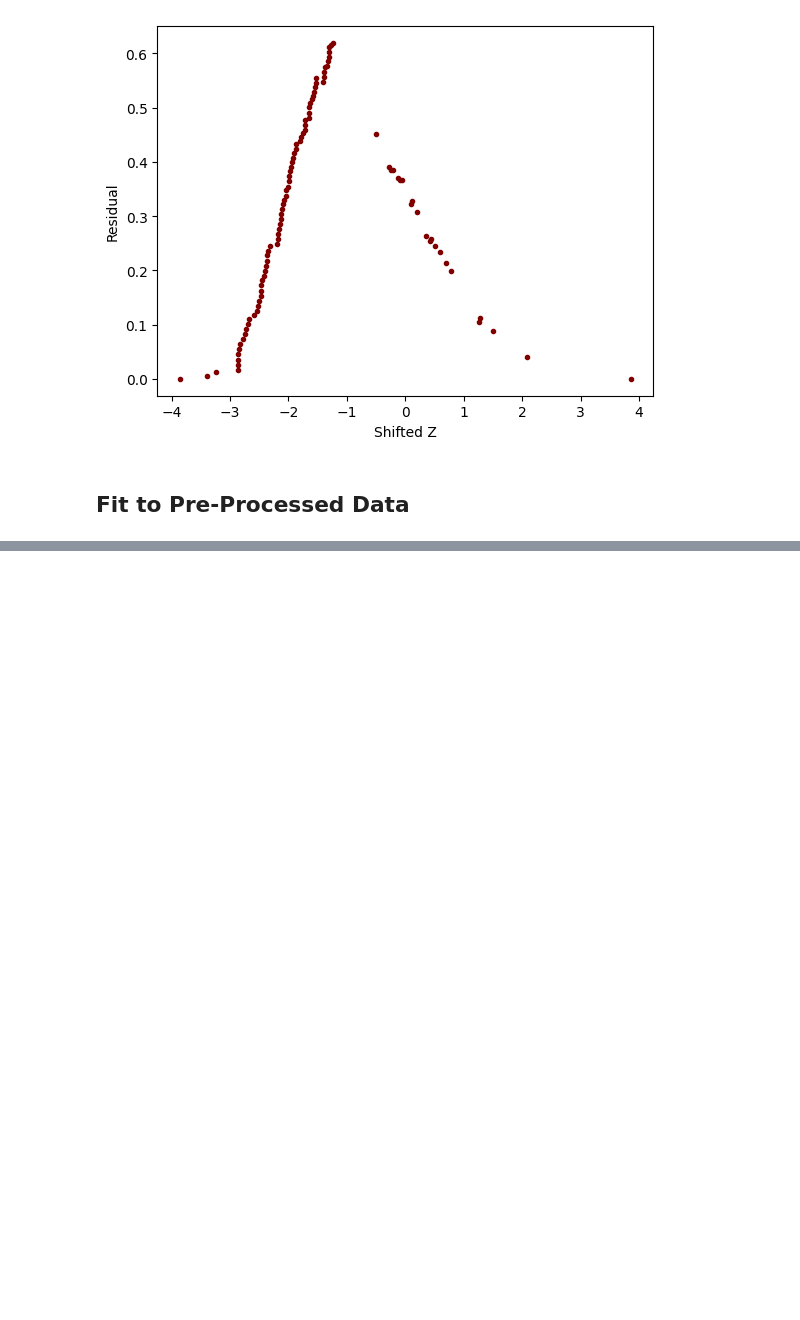
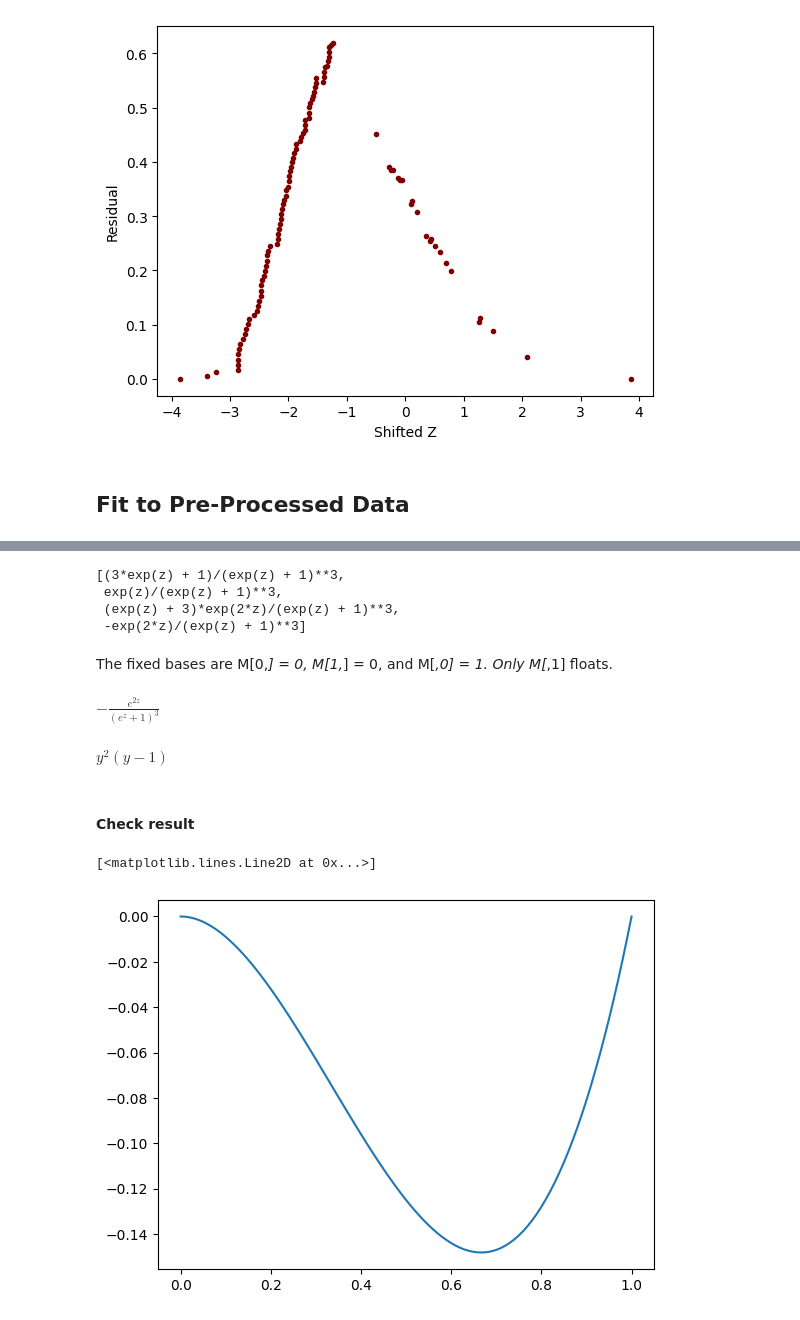
Before and after one commit to DesignToolInvestor/ManetSim, a Jupyter notebook: 2dDist/Worksheets/dist_b_fit.ipynb, the cells around one changed output, grey strips where cells are left out. Saved outputs shown, nothing was run; the diff lists cells and outputs as text; code cells hidden in the pictures; blank space fills up the shorter version.

```diff
--- a/2dDist/Worksheets/dist_b_fit.ipynb
+++ b/2dDist/Worksheets/dist_b_fit.ipynb
@@ -84,6 +84,6 @@ map = LogRatio(y, z, (0, 1))
 # %%
-mapMol = map.MapExp()
-invMol = map.InvExp()
+mapMol = mapGenMol.MapExp()
+invMol = mapGenMol.InvExp()
 
 mapMol, invMol
 # %% [output]
@@ -191,2 +210,31 @@ Text(0, 0.5, 'Residual')
 # %%
-MolSetZ(z, (0,1))
+temp = MolSetZ(z, (1,1))
+temp
+# %% [output]
+[(3*exp(z) + 1)/(exp(z) + 1)**3,
+ exp(z)/(exp(z) + 1)**3,
+ (exp(z) + 3)*exp(2*z)/(exp(z) + 1)**3,
+ -exp(2*z)/(exp(z) + 1)**3]
+# %% [markdown]
+The fixed bases are M[0,*] = 0, M[1,*] = 0, and M[*,0] = 1.
+Only M[*,1] floats.
+# %%
+molFloatZ = temp[3]
+molFloatZ
+# %% [output]
+$\displaystyle - \frac{e^{2 z}}{\left(e^{z} + 1\right)^{3}}$
+# %%
+molFloatY = molFloatZ.subs(z,mapMol).simplify()
+molFloatY
+# %% [output]
+$\displaystyle y^{2} \left(y - 1\right)$
+# %% [markdown]
+#### Check result
+# %%
+yGrid = Grid1(0,1, nPlot)
+mol = [molFloatY.subs(y, yV).evalf() for yV in yGrid]
+
+plot.plot(yGrid,mol)
+# %% [output]
+[<matplotlib.lines.Line2D at 0x...>]
+[figure, added]
```
Also changed, not shown: parts of 39 cells of this notebook, 1 other file.
